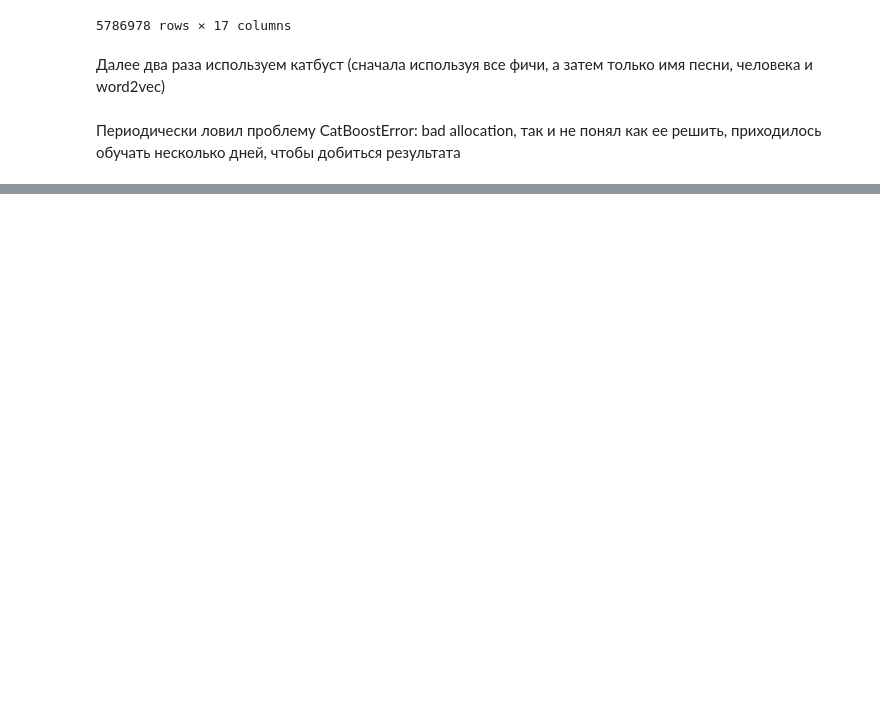
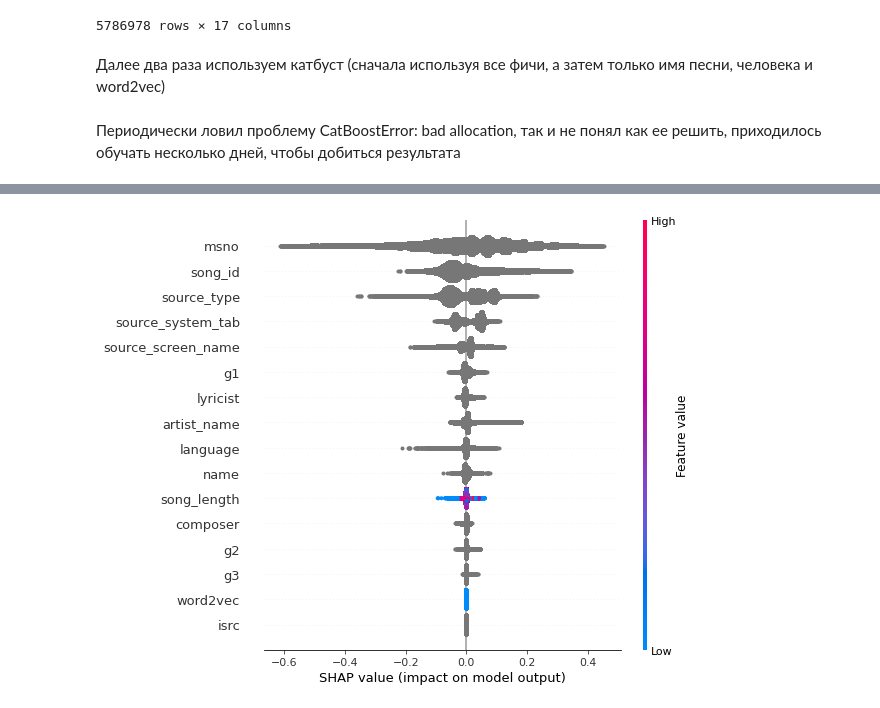
Before and after one commit to imka239/RecSys, a Jupyter notebook: RecSys2_part2.ipynb, the cells around one changed output, grey strips where cells are left out. Saved outputs shown, nothing was run; the diff lists cells and outputs as text; code cells hidden in the pictures; blank space fills up the shorter version.

```diff
--- a/RecSys2_part2.ipynb
+++ b/RecSys2_part2.ipynb
@@ -287 +287,12 @@ MetricVisualizer(layout=Layout(align_self='stretch', height='500px'))
 100 rows × 7 columns
+# %%
+import shap
+
+explainer1 = shap.TreeExplainer(model1)
+shap_values1 = explainer1.shap_values(X1)
+explainer2 = shap.TreeExplainer(model2)
+shap_values2 = explainer2.shap_values(X2)
+# %%
+shap.summary_plot(shap_values1, X1)
+# %% [output]
+[figure, added]
```
Also changed, not shown: parts of 10 cells of this notebook.
